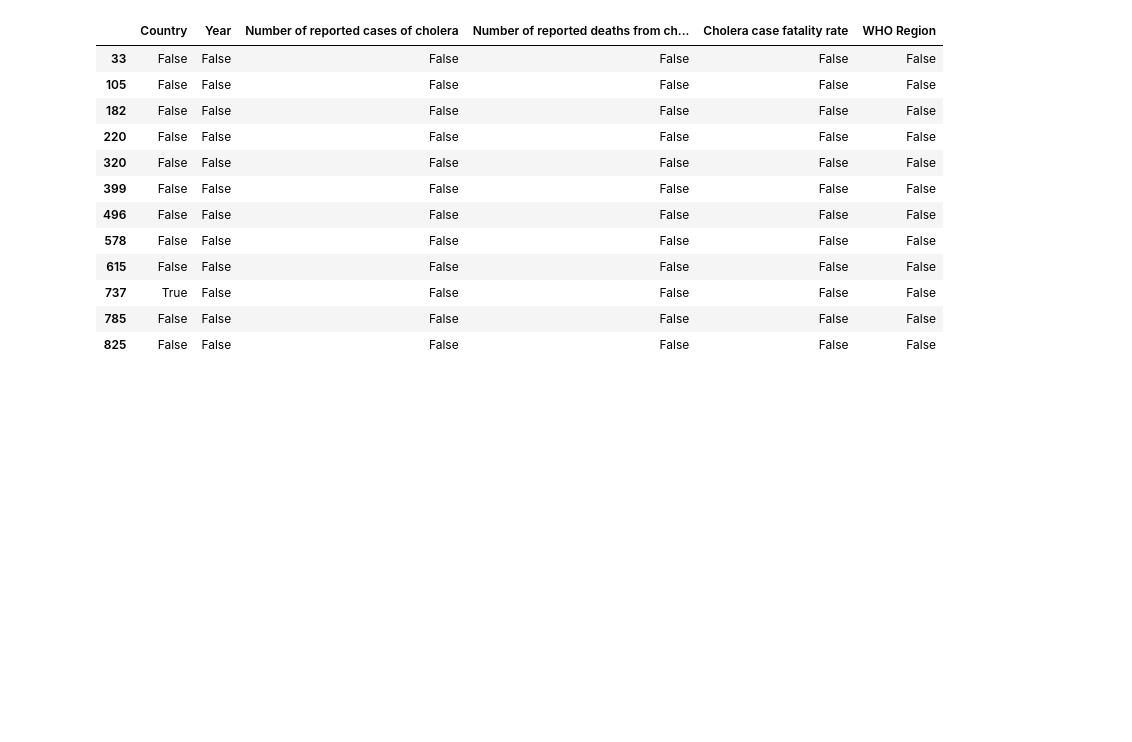
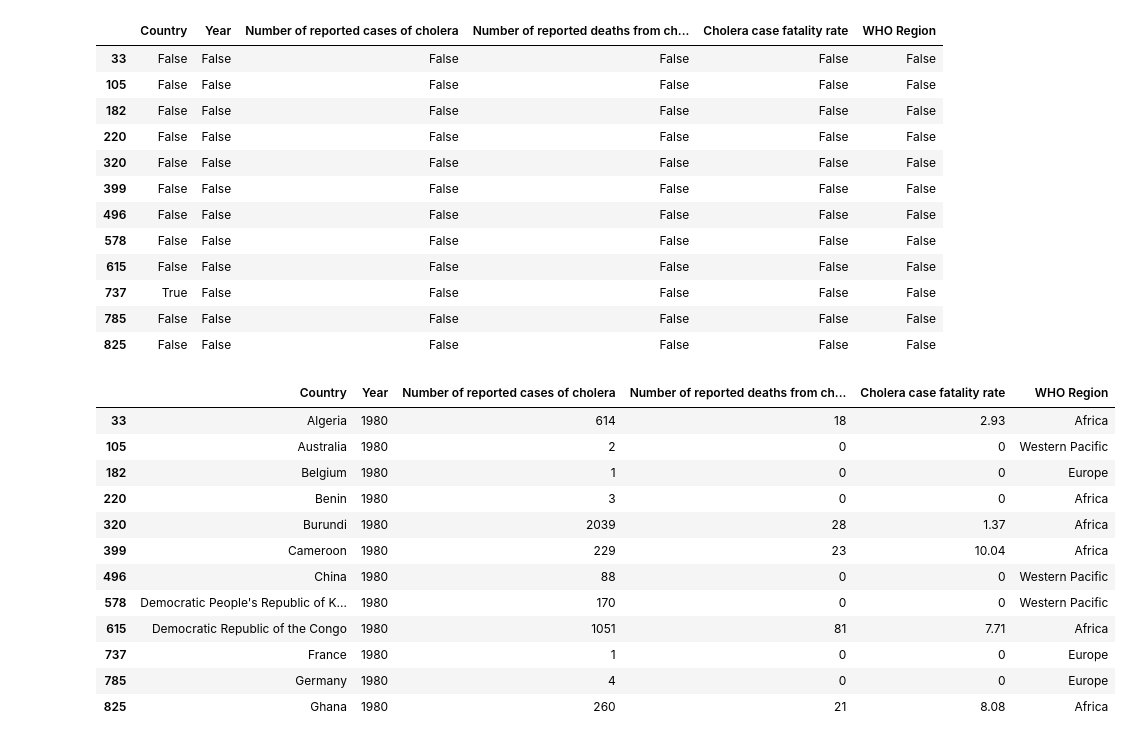
Before and after one commit to Balgaros/Python, a Jupyter notebook: Evaluation_Yvan_Capron.ipynb, the cells around one changed output. Drawn from its saved outputs; the diff is of its cells as text; code cells hidden in the pictures; blank space fills up the shorter version.

```diff
--- a/Evaluation_Yvan_Capron.ipynb
+++ b/Evaluation_Yvan_Capron.ipynb
@@ -219,3 +230,19 @@ mask2.head(12)
 | 737 | True | False | False | False | False | False |
 | 785 | False | False | False | False | False | False |
 | 825 | False | False | False | False | False | False |
+# %%
+filtre.head(12)
+# %% [output]
+|  | Country | Year | Number of reported cases of cholera | Number of reported deaths from ch... | Cholera case fatality rate | WHO Region |
+| 33 | Algeria | 1980 | 614 | 18 | 2.93 | Africa |
+| 105 | Australia | 1980 | 2 | 0 | 0 | Western Pacific |
+| 182 | Belgium | 1980 | 1 | 0 | 0 | Europe |
+| 220 | Benin | 1980 | 3 | 0 | 0 | Africa |
+| 320 | Burundi | 1980 | 2039 | 28 | 1.37 | Africa |
+| 399 | Cameroon | 1980 | 229 | 23 | 10.04 | Africa |
+| 496 | China | 1980 | 88 | 0 | 0 | Western Pacific |
+| 578 | Democratic People's Republic of K... | 1980 | 170 | 0 | 0 | Western Pacific |
+| 615 | Democratic Republic of the Congo | 1980 | 1051 | 81 | 7.71 | Africa |
+| 737 | France | 1980 | 1 | 0 | 0 | Europe |
+| 785 | Germany | 1980 | 4 | 0 | 0 | Europe |
+| 825 | Ghana | 1980 | 260 | 21 | 8.08 | Africa |
```
Also changed, not shown: parts of 2 cells of this notebook.
